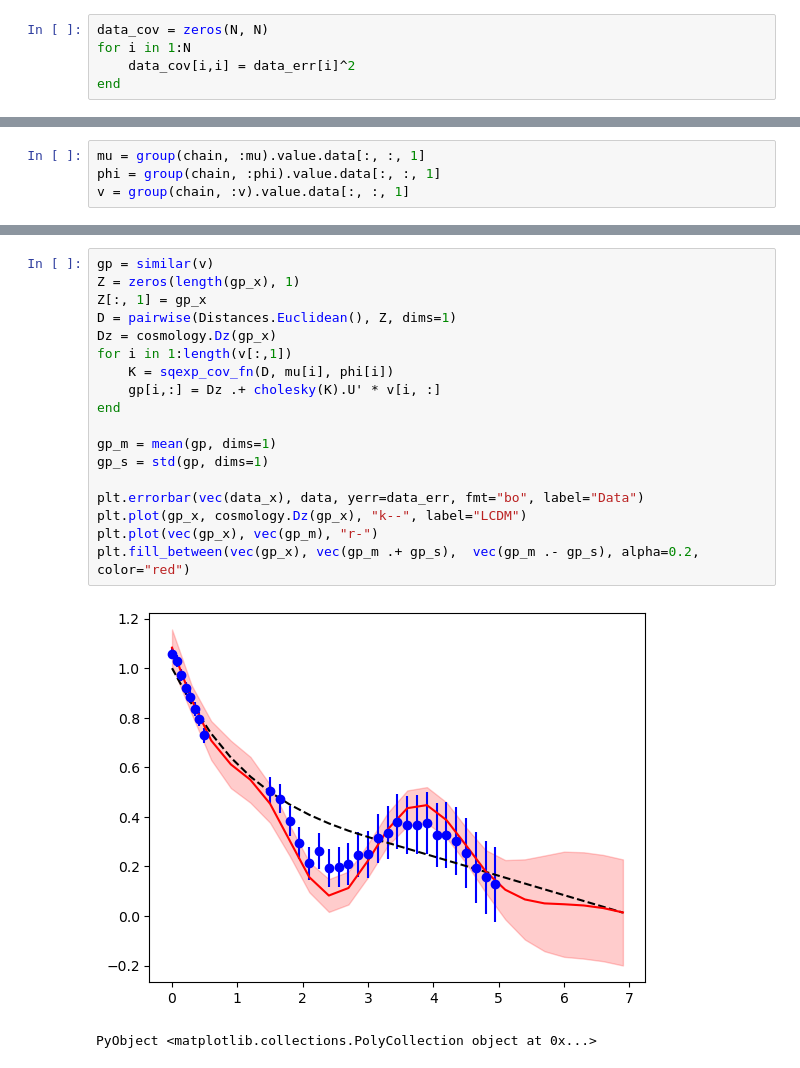
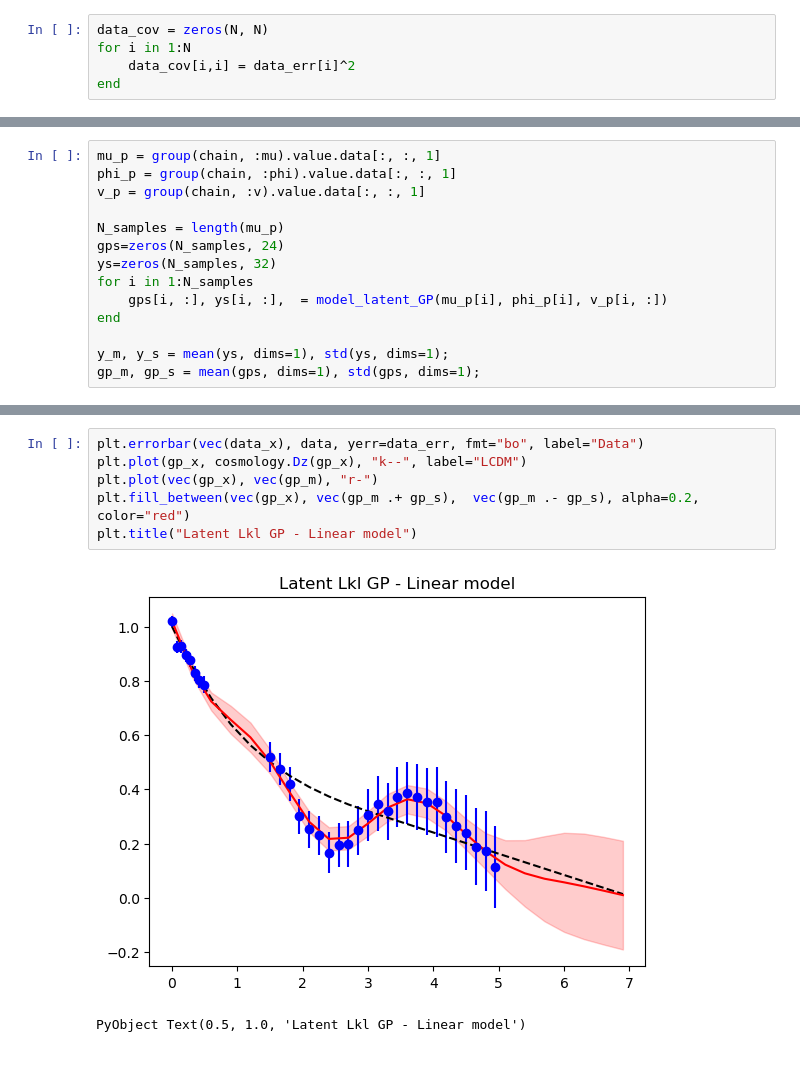
Before and after one commit to damonge/LimberJack.jl, a Jupyter notebook: Notebooks/GP_latent.ipynb, the cells around one changed output, grey strips where cells are left out. Drawn from its saved outputs; the diff is of its cells as text.

```diff
--- a/Notebooks/GP_latent.ipynb
+++ b/Notebooks/GP_latent.ipynb
@@ -167,6 +166,16 @@ Summary Statistics
 ┌ Warning: timestamp of type Missing unknown
 └ @ MCMCChains /home/jaime/.julia/packages/MCMCChains/kWf0l/src/chains.jl:364
 # %%
-mu = group(chain, :mu).value.data[:, :, 1]
-phi = group(chain, :phi).value.data[:, :, 1]
-v = group(chain, :v).value.data[:, :, 1]
+mu_p = group(chain, :mu).value.data[:, :, 1]
+phi_p = group(chain, :phi).value.data[:, :, 1]
+v_p = group(chain, :v).value.data[:, :, 1]
+
+N_samples = length(mu_p)
+gps=zeros(N_samples, 24)
+ys=zeros(N_samples, 32)
+for i in 1:N_samples
+    gps[i, :], ys[i, :],  = model_latent_GP(mu_p[i], phi_p[i], v_p[i, :])
+end
+
+y_m, y_s = mean(ys, dims=1), std(ys, dims=1);
+gp_m, gp_s = mean(gps, dims=1), std(gps, dims=1);
@@ -191,21 +182,9 @@ v = group(chain, :v).value.data[:, :, 1]
-# %%
-gp = similar(v)
-Z = zeros(length(gp_x), 1)
-Z[:, 1] = gp_x
-D = pairwise(Distances.Euclidean(), Z, dims=1)
-Dz = cosmology.Dz(gp_x)
-for i in 1:length(v[:,1])
-    K = sqexp_cov_fn(D, mu[i], phi[i])
-    gp[i,:] = Dz .+ cholesky(K).U' * v[i, :]
-end
-
-gp_m = mean(gp, dims=1)
-gp_s = std(gp, dims=1)
-
-plt.errorbar(vec(data_x), data, yerr=data_err, fmt="bo", label="Data")
-plt.plot(gp_x, cosmology.Dz(gp_x), "k--", label="LCDM")
-plt.plot(vec(gp_x), vec(gp_m), "r-")
-plt.fill_between(vec(gp_x), vec(gp_m .+ gp_s),  vec(gp_m .- gp_s), alpha=0.2, color="red")
-# %% [output]
-[figure, removed]
-PyObject <matplotlib.collections.PolyCollection object at 0x...>
+# %%
+plt.errorbar(vec(data_x), data, yerr=data_err, fmt="bo", label="Data")
+plt.plot(gp_x, cosmology.Dz(gp_x), "k--", label="LCDM")
+plt.plot(vec(gp_x), vec(gp_m), "r-")
+plt.fill_between(vec(gp_x), vec(gp_m .+ gp_s),  vec(gp_m .- gp_s), alpha=0.2, color="red")
+plt.title("Latent Lkl GP - Linear model")
+# %% [output]
+[figure, added]
+PyObject Text(0.5, 1.0, 'Latent Lkl GP - Linear model')
```
Also changed, not shown: parts of 10 cells of this notebook, 1 other file.
